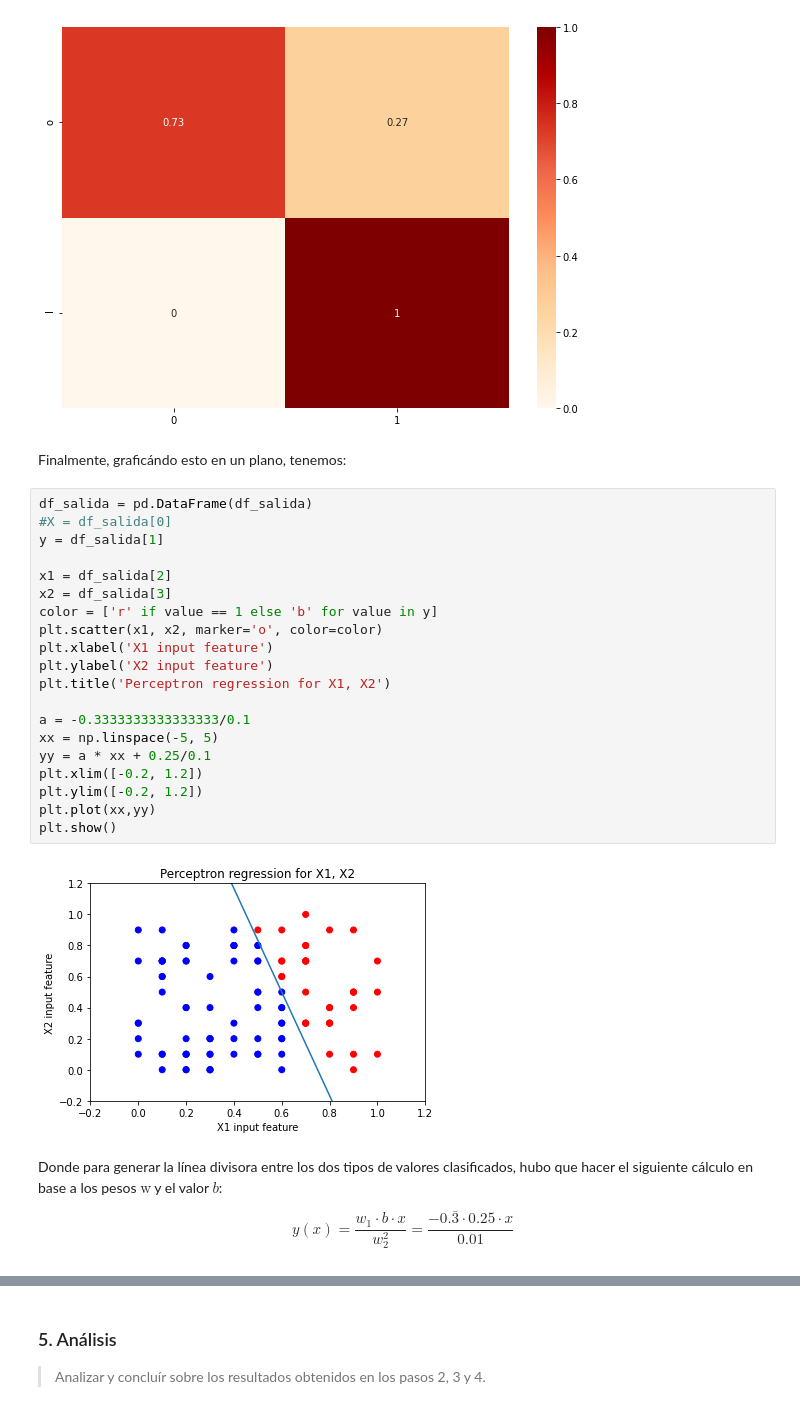
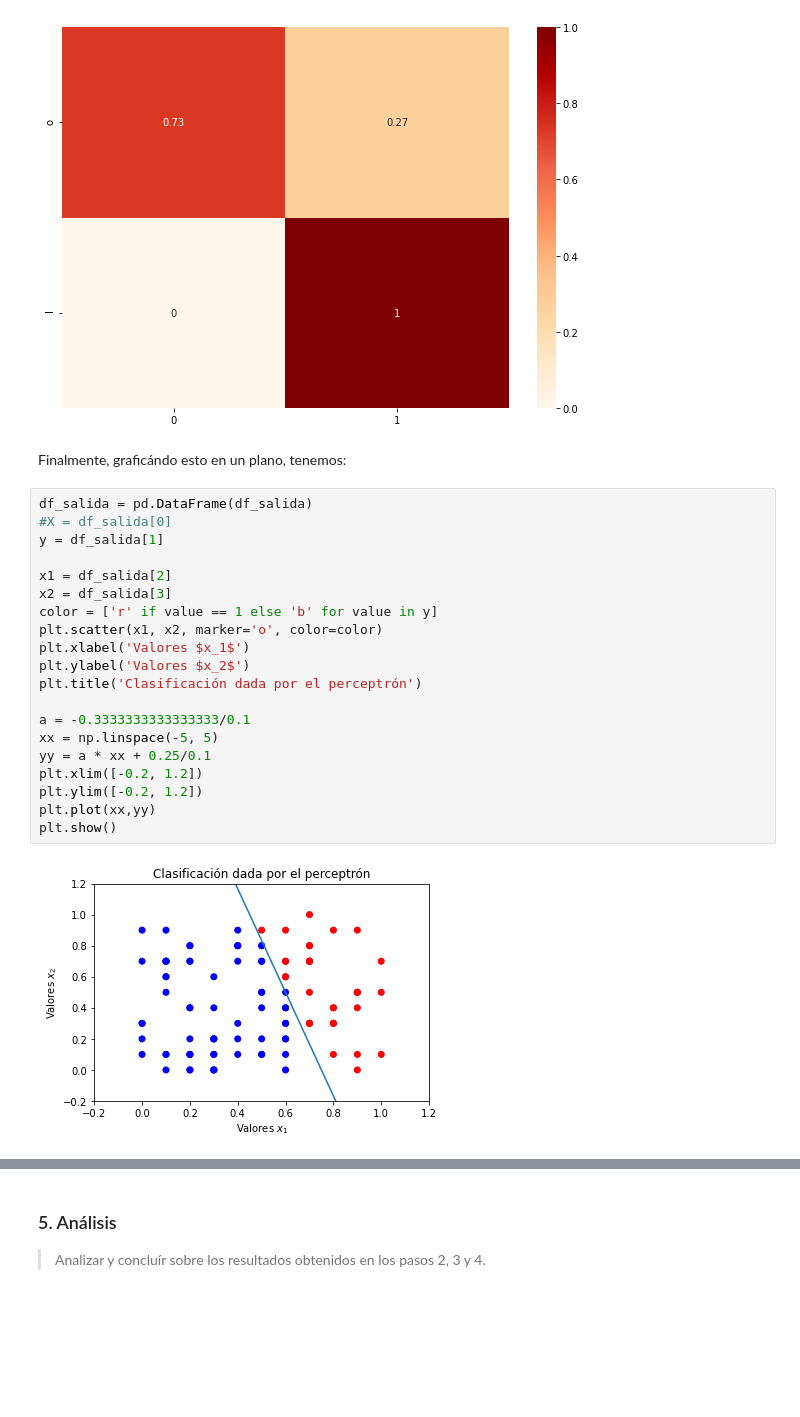
Before and after one commit to melipass/umayor-inteligencia-artificial, a Jupyter notebook: lab-6-perceptron.ipynb, the cells around one changed output, grey strips where cells are left out. Saved outputs shown, nothing was run; the diff lists cells and outputs as text; blank space fills up the shorter version.

```diff
--- a/lab-6-perceptron.ipynb
+++ b/lab-6-perceptron.ipynb
@@ -552,33 +552,27 @@ sn.heatmap(df_cm, annot=True, cmap="OrRd")
 # %% [output]
 <AxesSubplot:>
 [figure]
-# %% [markdown]
-Finalmente, graficándo esto en un plano, tenemos:
-# %%
-df_salida = pd.DataFrame(df_salida)
-#X = df_salida[0]
-y = df_salida[1]
-
-x1 = df_salida[2]
-x2 = df_salida[3]
-color = ['r' if value == 1 else 'b' for value in y]
-plt.scatter(x1, x2, marker='o', color=color)
-plt.xlabel('X1 input feature')
-plt.ylabel('X2 input feature')
-plt.title('Perceptron regression for X1, X2')
-
-a = -0.3333333333333333/0.1
-xx = np.linspace(-5, 5)
-yy = a * xx + 0.25/0.1
-plt.xlim([-0.2, 1.2])
-plt.ylim([-0.2, 1.2])
-plt.plot(xx,yy)
-plt.show()
-# %% [output]
-[figure, removed]
-# %% [markdown]
-Donde para generar la línea divisora entre los dos tipos de valores clasificados, hubo que hacer el siguiente cálculo en base a los pesos $\text{w}$ y el valor $b$:
-
-$$
-y(x) = \frac{w_1 \cdot b \cdot x}{w_2^2} = \frac{-0.\bar{3}\cdot0.25\cdot x}{0.01}
-$$
+# %% [markdown]
+Finalmente, graficándo esto en un plano, tenemos:
+# %%
+df_salida = pd.DataFrame(df_salida)
+#X = df_salida[0]
+y = df_salida[1]
+
+x1 = df_salida[2]
+x2 = df_salida[3]
+color = ['r' if value == 1 else 'b' for value in y]
+plt.scatter(x1, x2, marker='o', color=color)
+plt.xlabel('Valores $x_1$')
+plt.ylabel('Valores $x_2$')
+plt.title('Clasificación dada por el perceptrón')
+
+a = -0.3333333333333333/0.1
+xx = np.linspace(-5, 5)
+yy = a * xx + 0.25/0.1
+plt.xlim([-0.2, 1.2])
+plt.ylim([-0.2, 1.2])
+plt.plot(xx,yy)
+plt.show()
+# %% [output]
+[figure, added]
```
Also changed, not shown: parts of 1 cell of this notebook.
